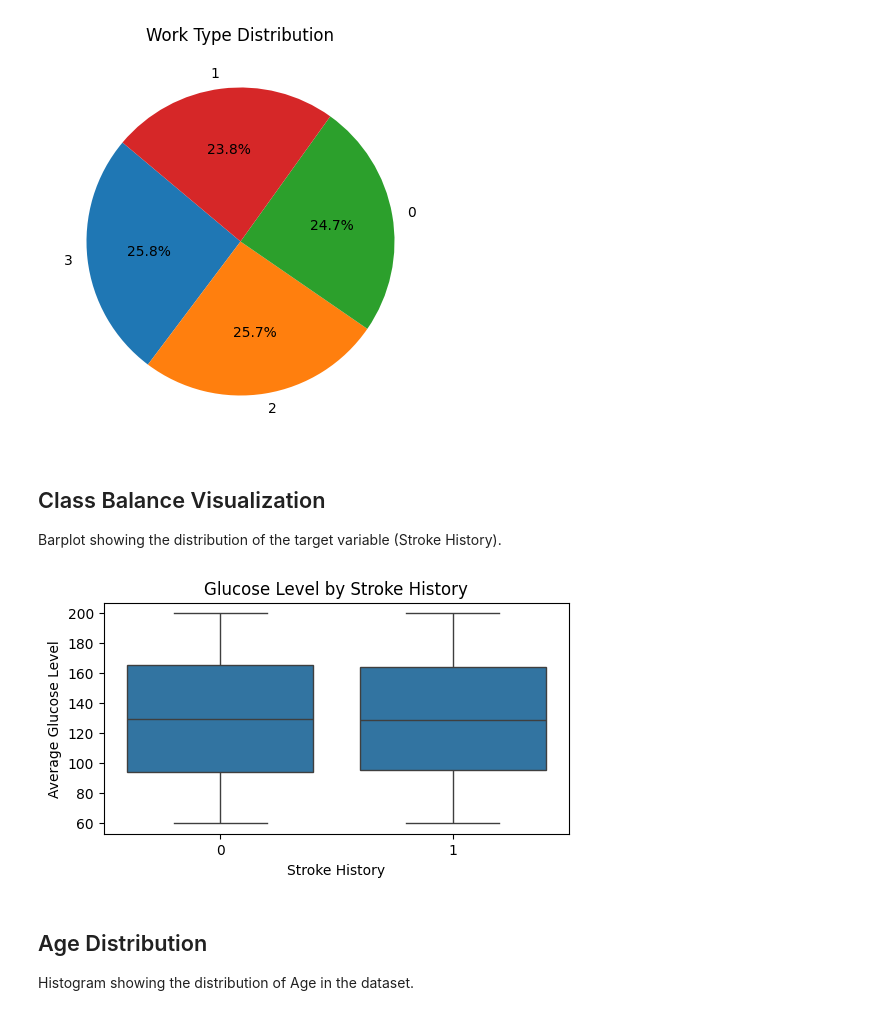
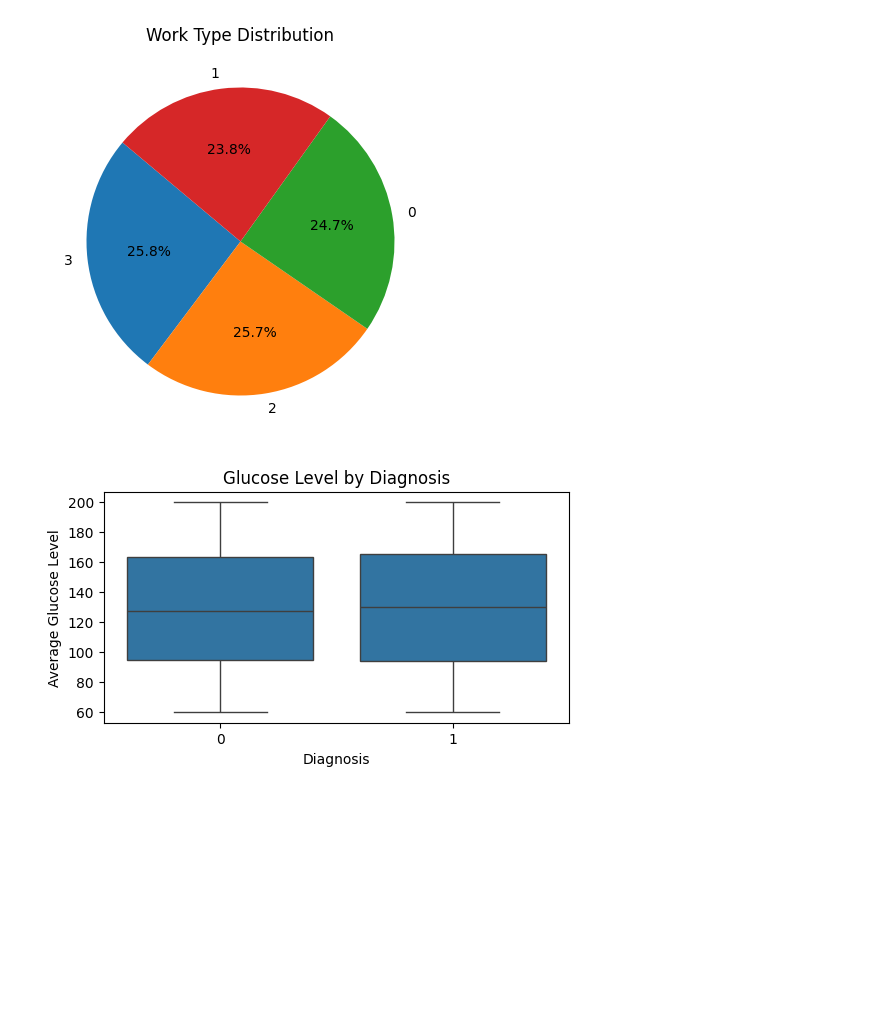
Before and after one commit to NusratRupu/Stroke-Prediction, a Jupyter notebook: Notebook/Stroke_prediction.ipynb, the cells around one changed output. Drawn from its saved outputs; the diff is of its cells as text; code cells hidden in the pictures; blank space fills up the shorter version.

```diff
--- a/Notebook/Stroke_prediction.ipynb
+++ b/Notebook/Stroke_prediction.ipynb
@@ -109,0 +31,7 @@ display(data.head())
+# %%
+# 4. Drop Unnecessary Columns (but keep 'Diagnosis')
+drop_cols = ['Patient ID', 'Patient Name', 'Symptoms']
+for col in drop_cols:
+    if col in data.columns:
+        data = data.drop(col, axis=1)
+display(data.head())
@@ -161,19 +90,13 @@ if 'Work Type' in data.columns:
     plt.show()
 # %% [output]
 [figure]
-# %% [markdown]
-## Class Balance Visualization
-Barplot showing the distribution of the target variable (Stroke History).
 # %%
-# Visualize Glucose Level by Stroke History
+# Visualize Glucose Level by Diagnosis
 if 'Average Glucose Level' in data.columns:
     plt.figure(figsize=(6,3))
-    sns.boxplot(x='Stroke History', y='Average Glucose Level', data=data)
-    plt.title('Glucose Level by Stroke History')
+    sns.boxplot(x='Diagnosis', y='Average Glucose Level', data=data)
+    plt.title('Glucose Level by Diagnosis')
     plt.show()
 # %% [output]
-[figure, old version]
+[figure, new version]
-# %% [markdown]
-## Age Distribution
-Histogram showing the distribution of Age in the dataset.
 # %%
```
Also changed, not shown: parts of 28 cells of this notebook.
